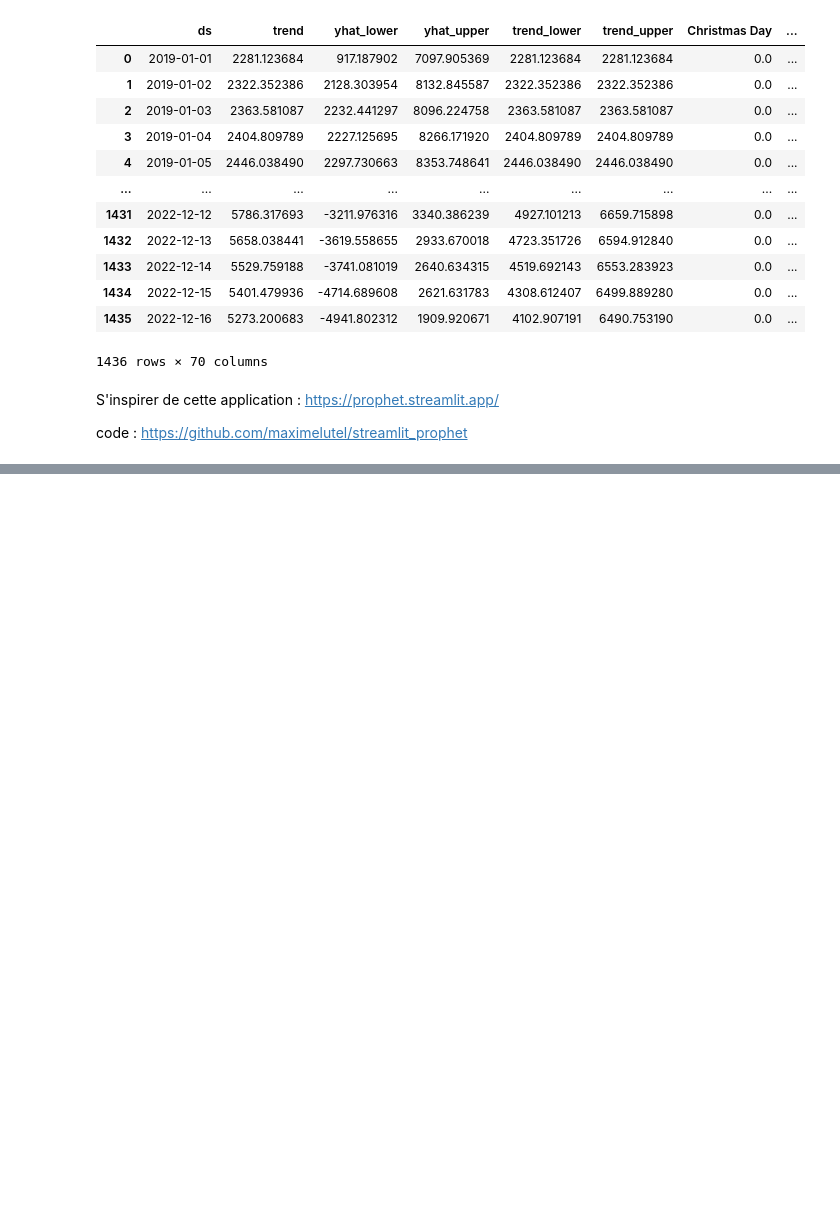
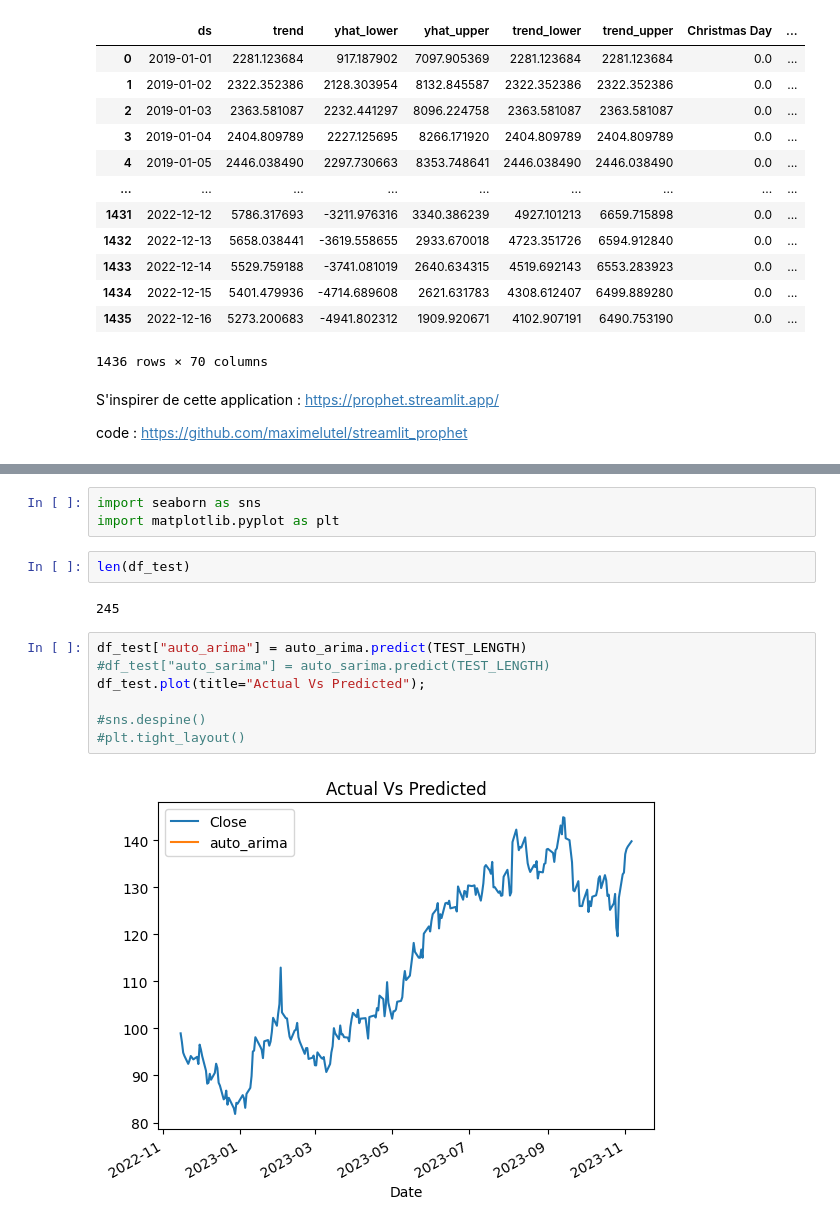
Before and after one commit to JosueAfouda/FinanceAPP, a Jupyter notebook: essai.ipynb, the cells around one changed output, grey strips where cells are left out. Saved outputs shown, nothing was run; the diff lists cells and outputs as text; blank space fills up the shorter version.

```diff
--- a/essai.ipynb
+++ b/essai.ipynb
@@ -718,0 +876,16 @@ code : https://github.com/maximelutel/streamlit_prophet
+# %%
+import seaborn as sns
+import matplotlib.pyplot as plt
+# %%
+len(df_test)
+# %% [output]
+245
+# %%
+df_test["auto_arima"] = auto_arima.predict(TEST_LENGTH)
+#df_test["auto_sarima"] = auto_sarima.predict(TEST_LENGTH)
+df_test.plot(title="Actual Vs Predicted");
+
+#sns.despine()
+#plt.tight_layout()
+# %% [output]
+[figure, added]
```
Also changed, not shown: parts of 21 cells of this notebook, 5 other files.
